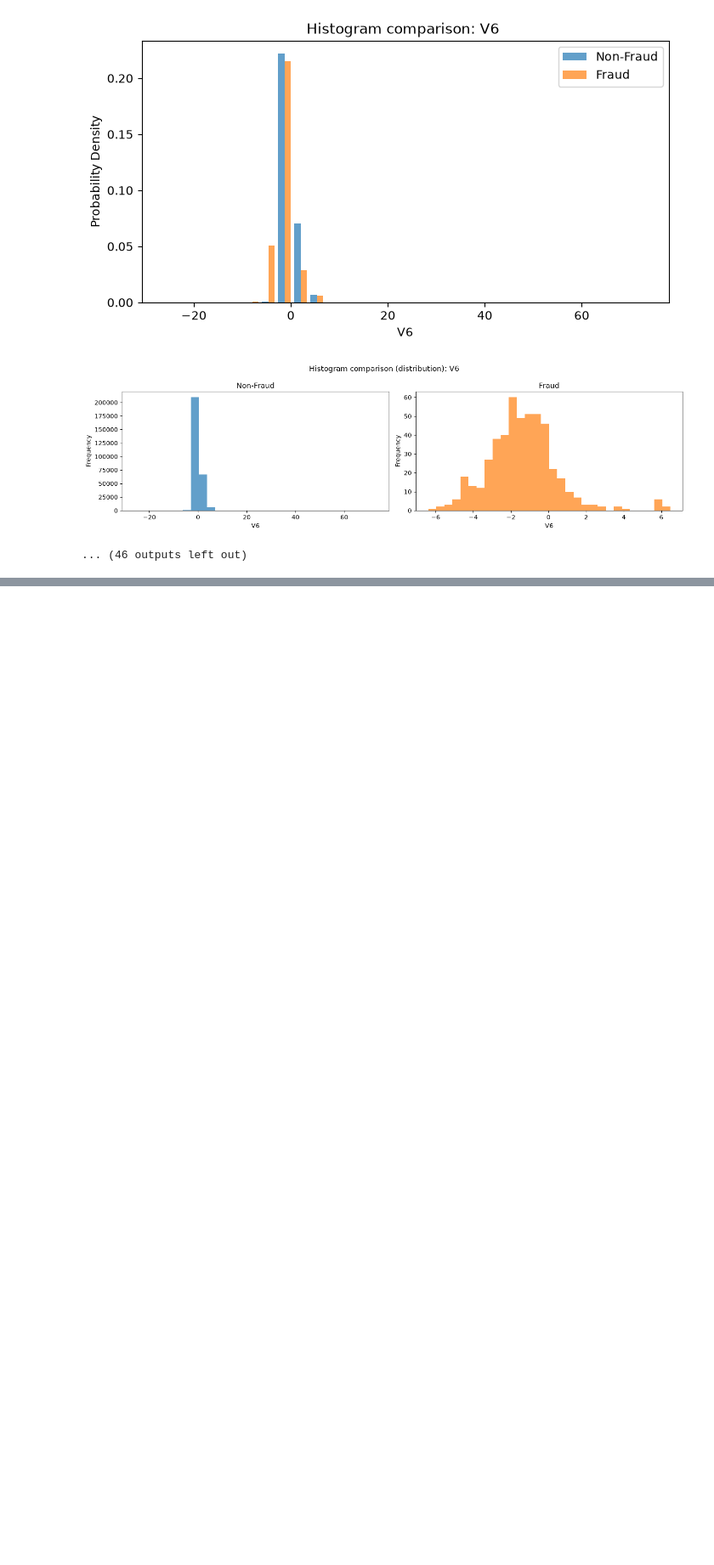
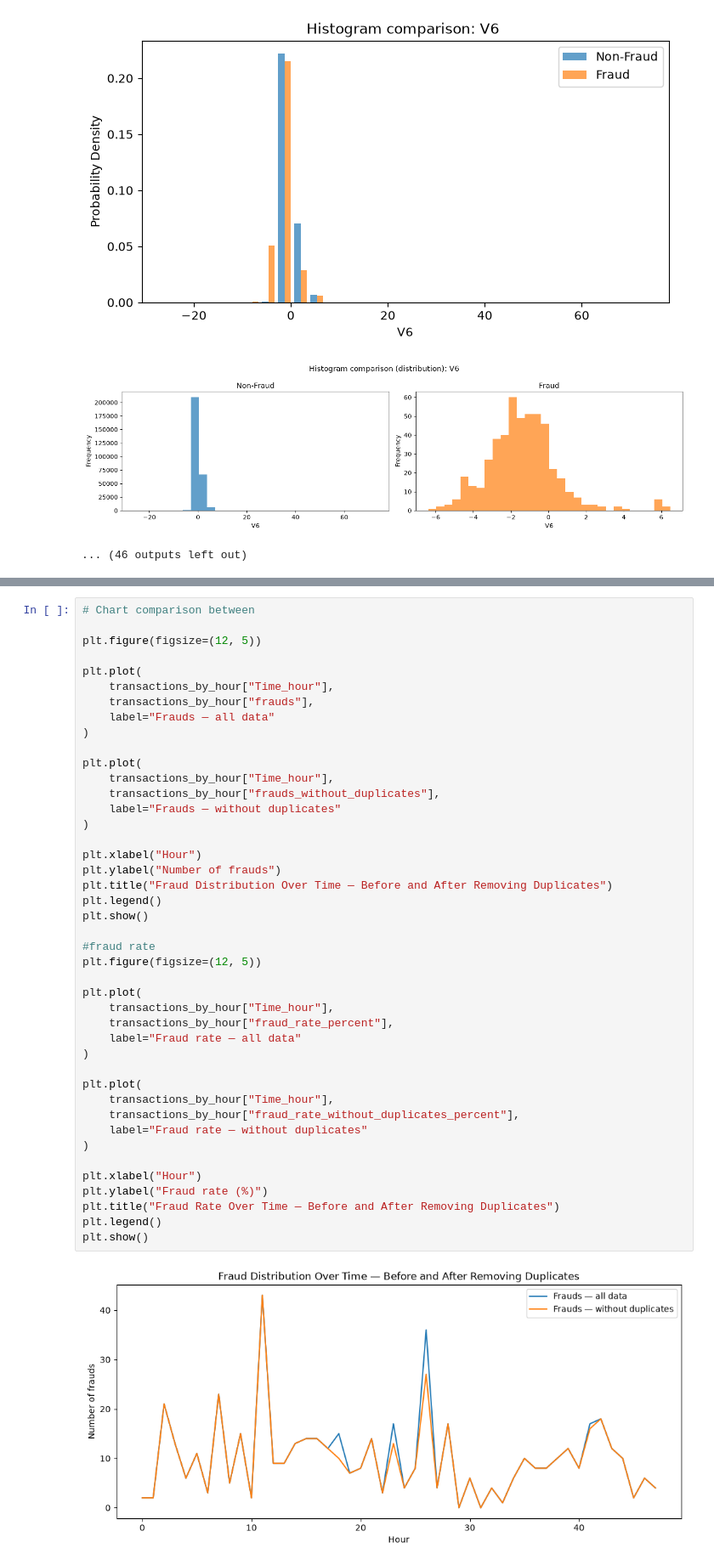
Before and after one commit to piotruxD/Credit-Fraud-Detection, a Jupyter notebook: credit_fraud.ipynb, the cells around one changed output, grey strips where cells are left out. Shown at 85% size. Saved outputs shown, nothing was run; the diff lists cells and outputs as text; blank space fills up the shorter version.

```diff
--- a/credit_fraud.ipynb
+++ b/credit_fraud.ipynb
@@ -403,0 +622,45 @@ Dolna granica: -79654.5
+# %%
+# Chart comparison between
+
+plt.figure(figsize=(12, 5))
+
+plt.plot(
+    transactions_by_hour["Time_hour"],
+    transactions_by_hour["frauds"],
+    label="Frauds — all data"
+)
+
+plt.plot(
+    transactions_by_hour["Time_hour"],
+    transactions_by_hour["frauds_without_duplicates"],
+    label="Frauds — without duplicates"
+)
+
+plt.xlabel("Hour")
+plt.ylabel("Number of frauds")
+plt.title("Fraud Distribution Over Time — Before and After Removing Duplicates")
+plt.legend()
+plt.show()
+
+#fraud rate
+plt.figure(figsize=(12, 5))
+
+plt.plot(
+    transactions_by_hour["Time_hour"],
+    transactions_by_hour["fraud_rate_percent"],
+    label="Fraud rate — all data"
+)
+
+plt.plot(
+    transactions_by_hour["Time_hour"],
+    transactions_by_hour["fraud_rate_without_duplicates_percent"],
+    label="Fraud rate — without duplicates"
+)
+
+plt.xlabel("Hour")
+plt.ylabel("Fraud rate (%)")
+plt.title("Fraud Rate Over Time — Before and After Removing Duplicates")
+plt.legend()
+plt.show()
+# %% [output]
+[figure, added]
```
Also changed, not shown: parts of 58 cells of this notebook.
